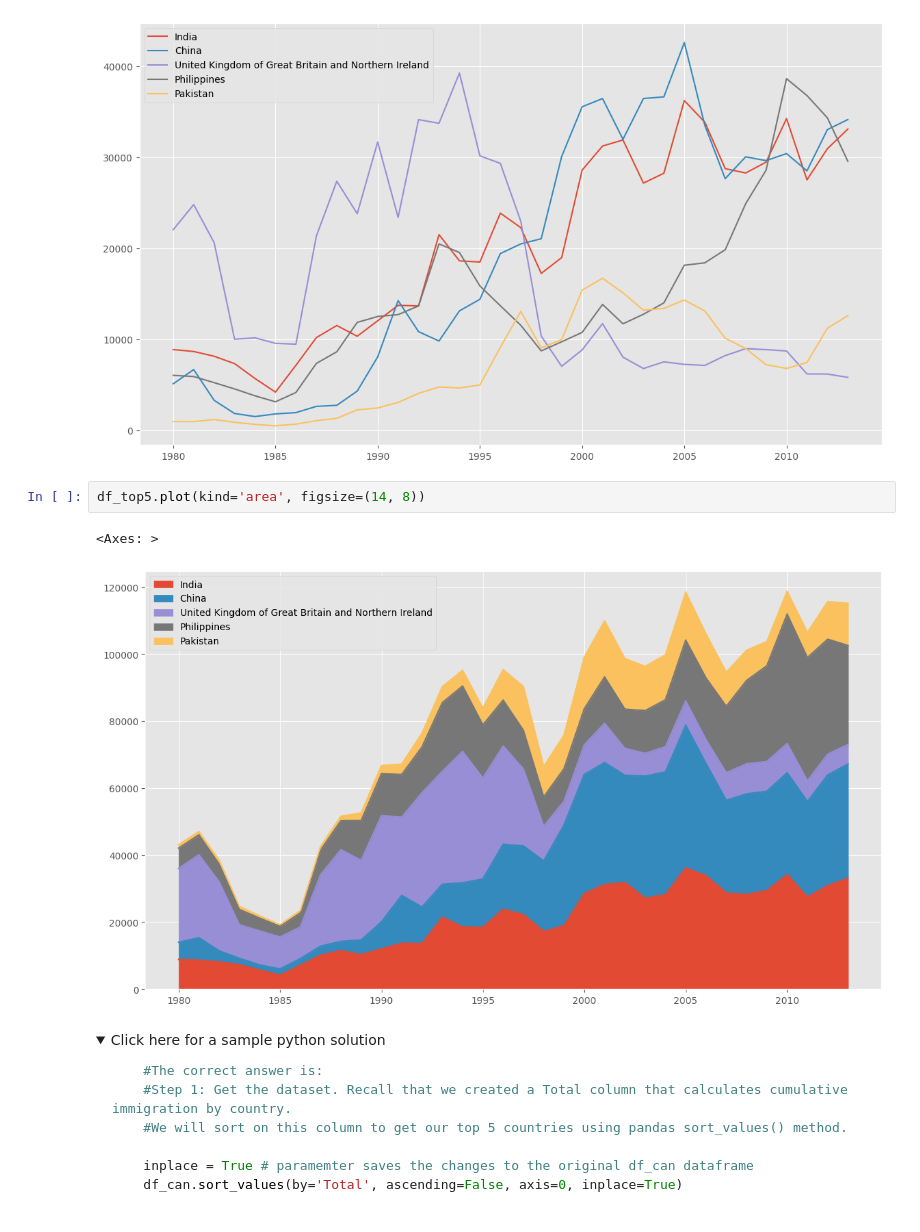
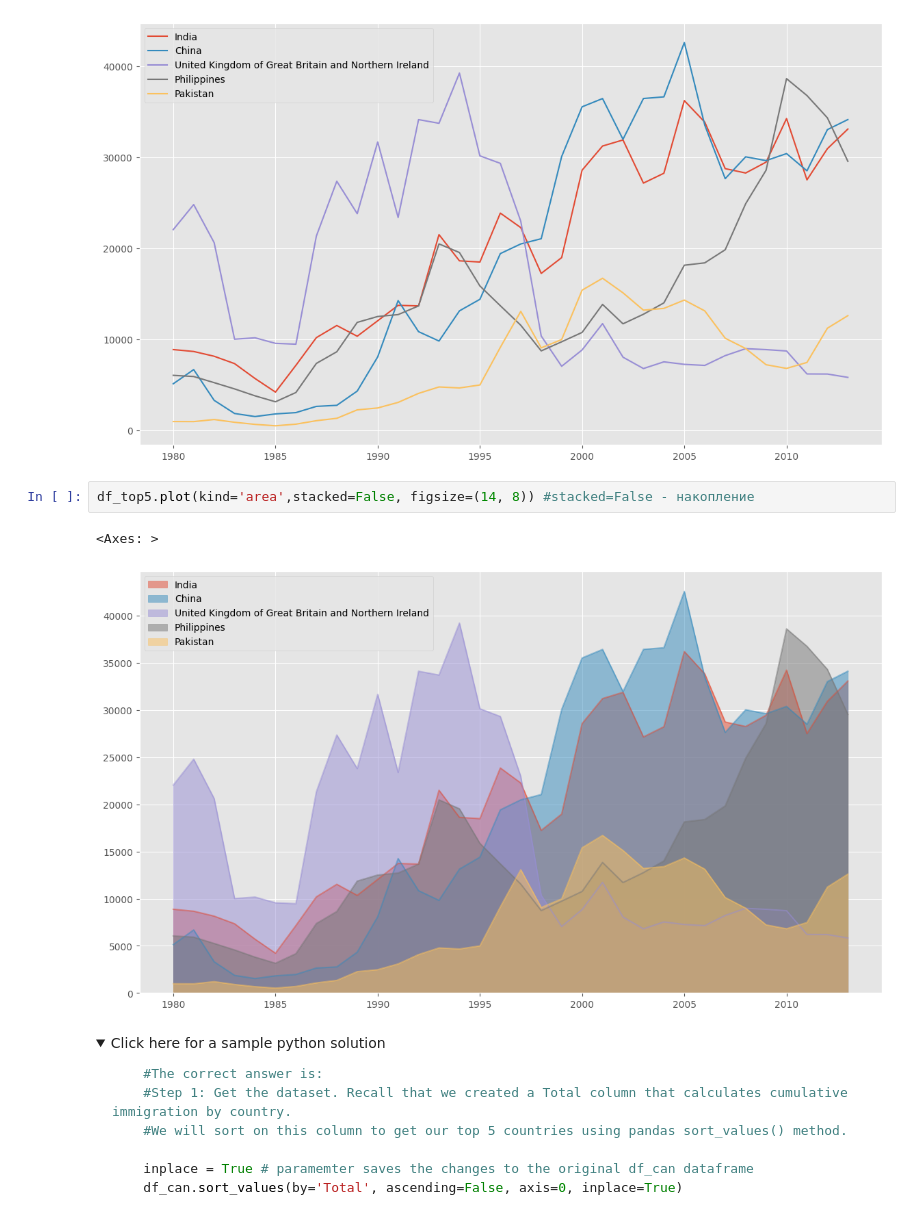
Before and after one commit to Vitalyastiy/courses, a Jupyter notebook: IBM/Vis_W1-Exercise-Introduction-to-Matplotlib-and-Line-Plots.ipynb, the cells around one changed output. Saved outputs shown, nothing was run; the diff lists cells and outputs as text; folded sections open.

```diff
--- a/IBM/Vis_W1-Exercise-Introduction-to-Matplotlib-and-Line-Plots.ipynb
+++ b/IBM/Vis_W1-Exercise-Introduction-to-Matplotlib-and-Line-Plots.ipynb
@@ -879,10 +879,10 @@ df_top5.plot(kind='line', figsize=(14, 8))
 <Axes: >
 [figure]
 # %%
-df_top5.plot(kind='area', figsize=(14, 8))
+df_top5.plot(kind='area',stacked=False, figsize=(14, 8)) #stacked=False - накопление
 # %% [output]
 <Axes: >
-[figure, old version]
+[figure, new version]
 # %% [markdown]
 <details><summary>Click here for a sample python solution</summary>
 
```
